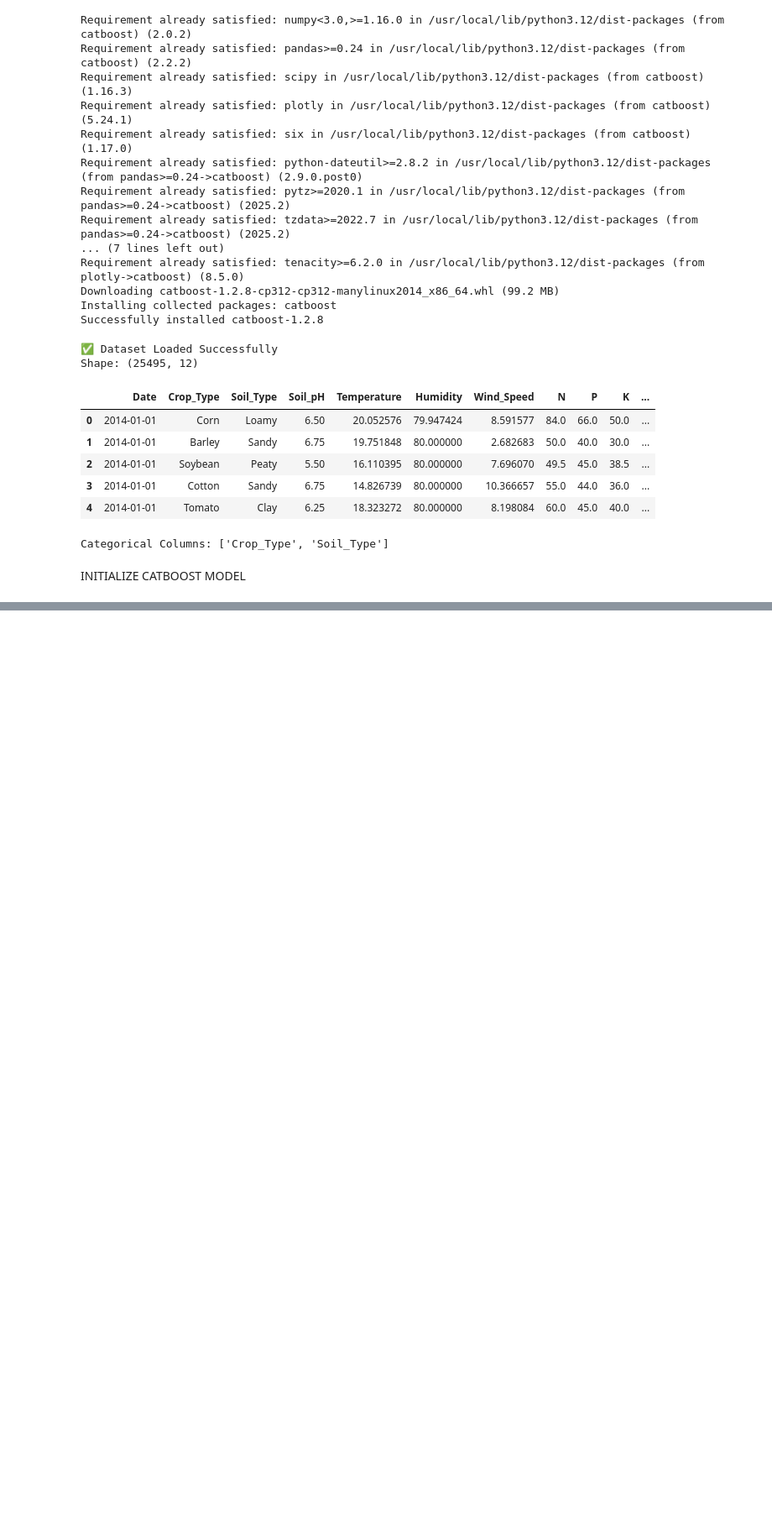
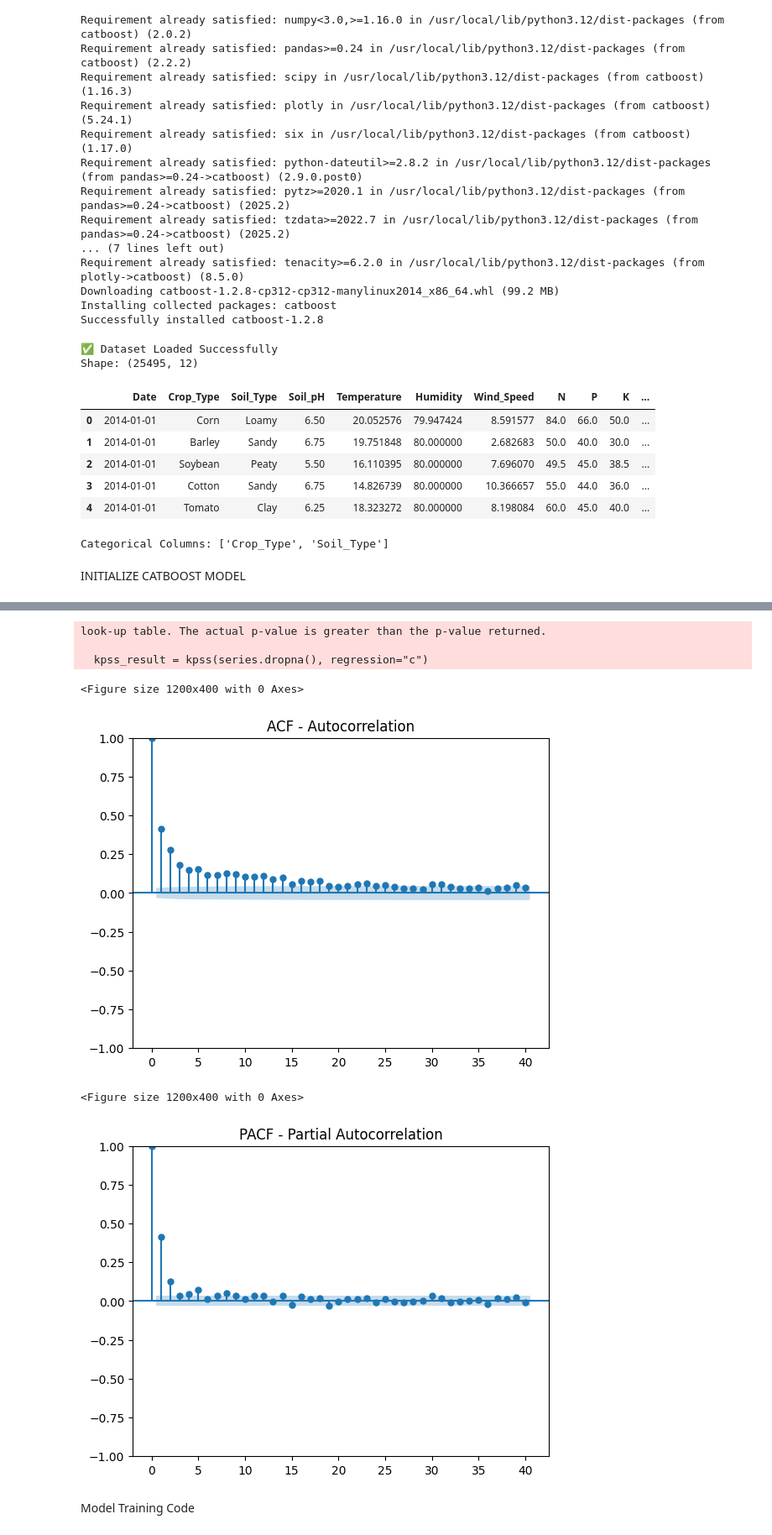
Before and after one commit to springboardmentor789r/AgriYield, a Jupyter notebook: MS3.ipynb, the cells around one changed output, grey strips where cells are left out. Shown at 84% size. Cells and saved outputs as stored; diff of their text form; code cells hidden in the pictures; blank space fills up the shorter version.

```diff
--- a/MS3.ipynb
+++ b/MS3.ipynb
@@ -140,0 +361,47 @@ Adj R2    : 0.9584
+# %%
+print(df.index)
+print(df.columns)# STEP 2: Stationarity Tests + ACF / PACF
+
+import pandas as pd
+import matplotlib.pyplot as plt
+from statsmodels.tsa.stattools import adfuller, kpss
+from statsmodels.graphics.tsaplots import plot_acf, plot_pacf
+
+# Load the daily resampled Rice dataset
+df_rice_daily = pd.read_csv("/content/drive/MyDrive/AgriYield_rice_daily.csv", index_col="Date", parse_dates=True)
+
+# Let's choose the target column for forecasting
+target_column = "Crop_Yield"
+
+series = df_rice_daily[target_column]
+
+print("✅ Using target column for time-series:", target_column)
+print(series.head())
+
+# --------------------- ADF Test ---------------------
+adf_result = adfuller(series.dropna())
+print("\n📌 ADF Test Results")
+print("------------------------")
+print(f"ADF Statistic  : {adf_result[0]:.4f}")
+print(f"p-value        : {adf_result[1]:.4f}")
+print("=> Interpretation: p-value < 0.05 means STATIONARY")
+
+# --------------------- KPSS Test ---------------------
+kpss_result = kpss(series.dropna(), regression="c")
+print("\n📌 KPSS Test Results")
+print("------------------------")
+print(f"KPSS Statistic : {kpss_result[0]:.4f}")
+print(f"p-value        : {kpss_result[1]:.4f}")
+print("=> Interpretation: p-value > 0.05 means STATIONARY")
+
+# --------------------- ACF and PACF Plots ---------------------
+plt.figure(figsize=(12,4))
+plot_acf(series.dropna(), lags=40)
+plt.title("ACF - Autocorrelation")
+plt.show()
+
+plt.figure(figsize=(12,4))
+plot_pacf(series.dropna(), lags=40, method="ywm")
+plt.title("PACF - Partial Autocorrelation")
+plt.show()
+# %% [output]
@@ -140,0 +425,9 @@ Adj R2    : 0.9584
+look-up table. The actual p-value is greater than the p-value returned.
+
+  kpss_result = kpss(series.dropna(), regression="c")
+<Figure size 1200x400 with 0 Axes>
+[figure, added]
+<Figure size 1200x400 with 0 Axes>
+[figure, added]
+# %% [markdown]
+Model Training Code
```
Also changed, not shown: parts of 29 cells of this notebook, 1 other file.
